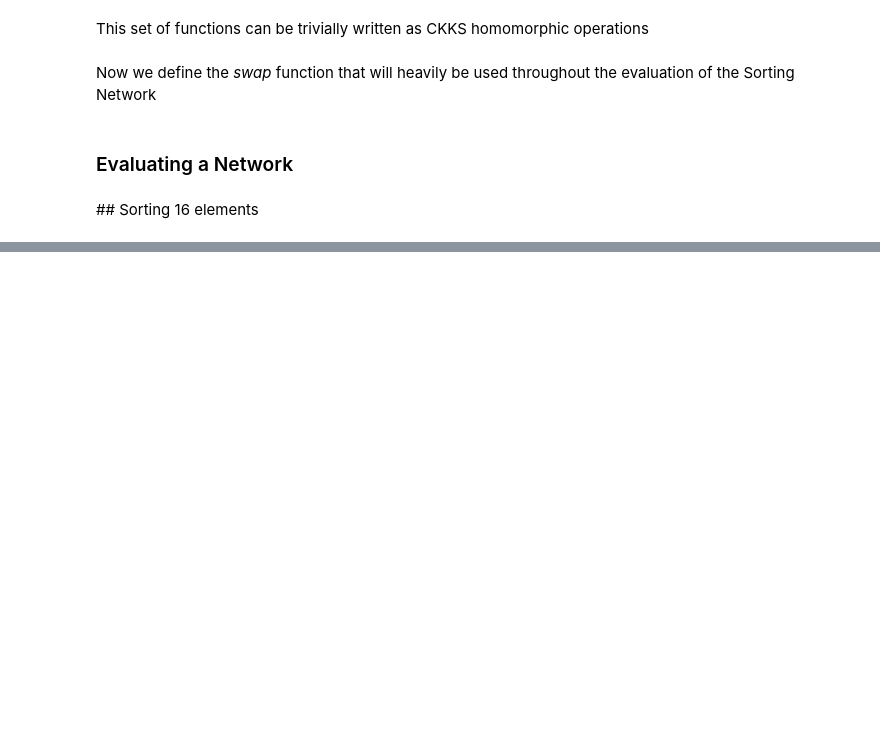
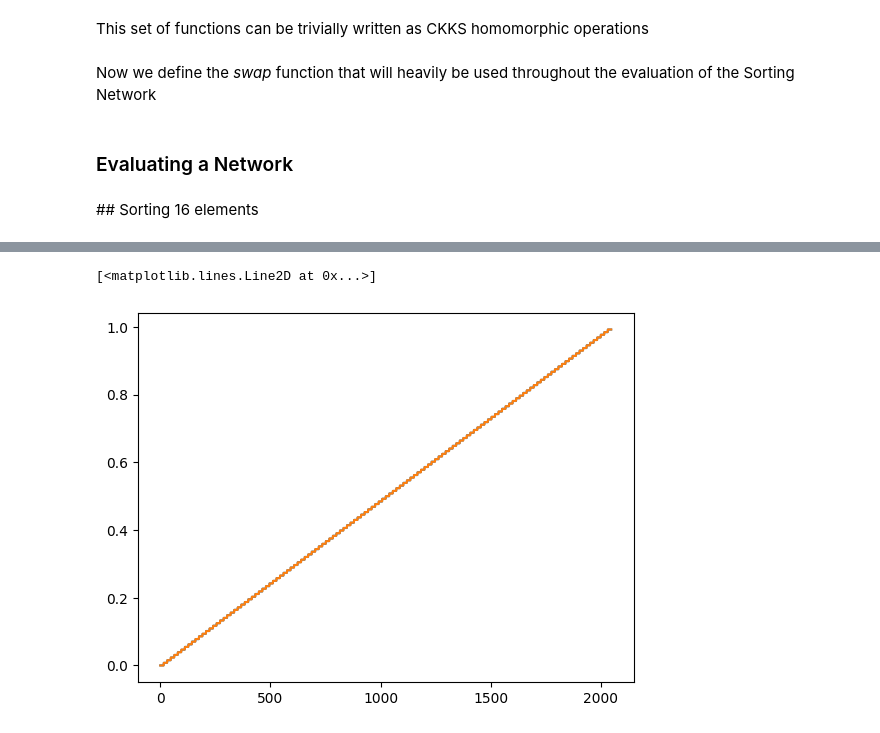
Before and after one commit to lorenzorovida/Lightweight-Sorting-In-Approximate-Homomorphic-Encryption, a Jupyter notebook: notebooks/Network-based.ipynb, the cells around one changed output, grey strips where cells are left out. Drawn from its saved outputs; the diff is of its cells as text; code cells hidden in the pictures; blank space fills up the shorter version.

```diff
--- a/notebooks/Network-based.ipynb
+++ b/notebooks/Network-based.ipynb
@@ -290,0 +347,18 @@ plt.plot(sorted_a)
+# %%
+vec = np.array([])
+
+for i in range(16):
+    n = 128
+
+    a = np.arange(n) / n
+    np.random.shuffle(a)
+    a.sort()
+    if i % 2 != 0:
+        a = a[::-1]
+
+    vec = np.append(vec, a)
+
+copy_vec = np.copy(vec)
+copy_vec.sort()
+# %%
+n = 2048
@@ -290,0 +381,6 @@ plt.plot(sorted_a)
+# %%
+plt.plot(vec)
+plt.plot(copy_vec)
+# %% [output]
+[<matplotlib.lines.Line2D at 0x...>]
+[figure, added]
```
Also changed, not shown: parts of 10 cells of this notebook, 18 other files.
